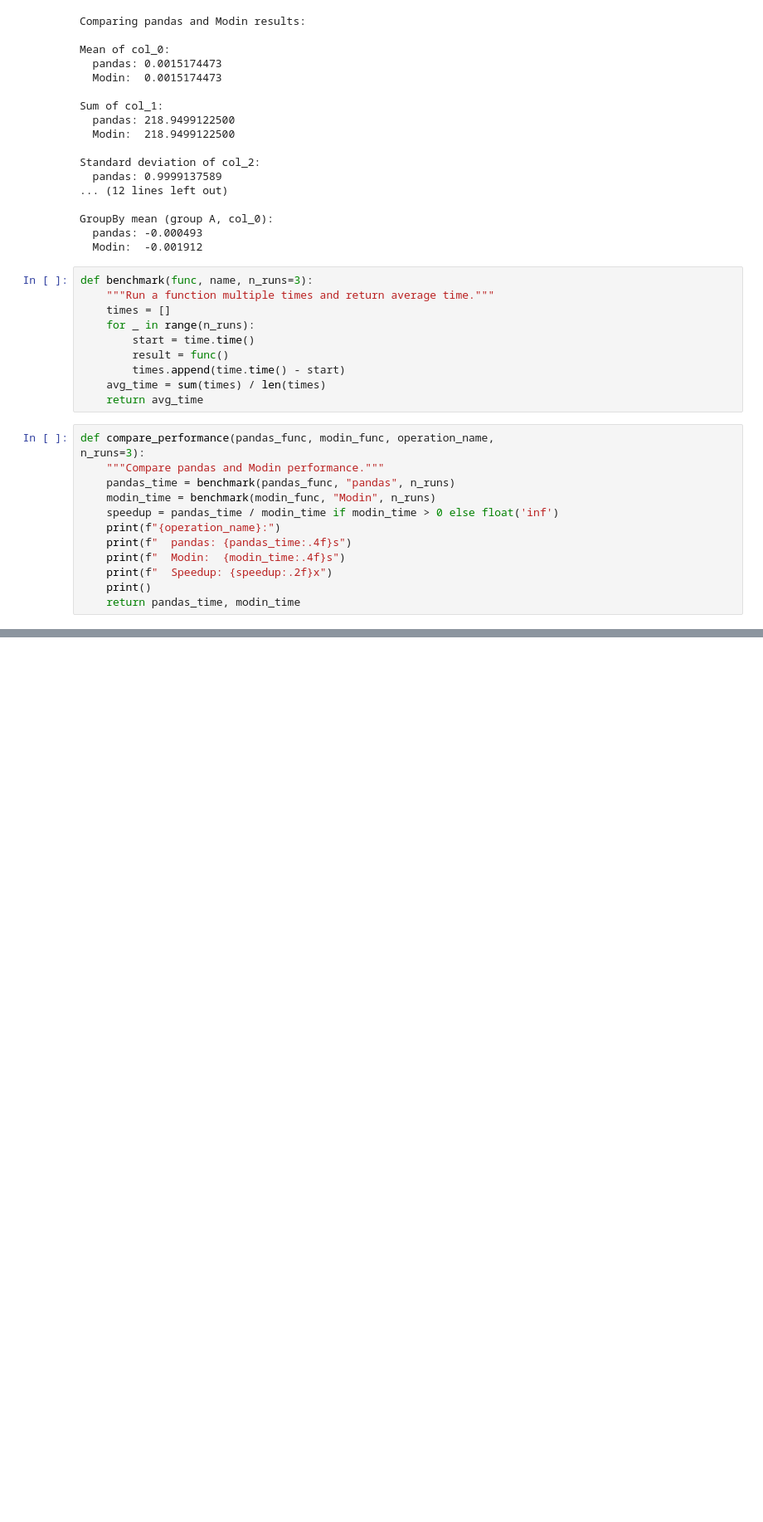
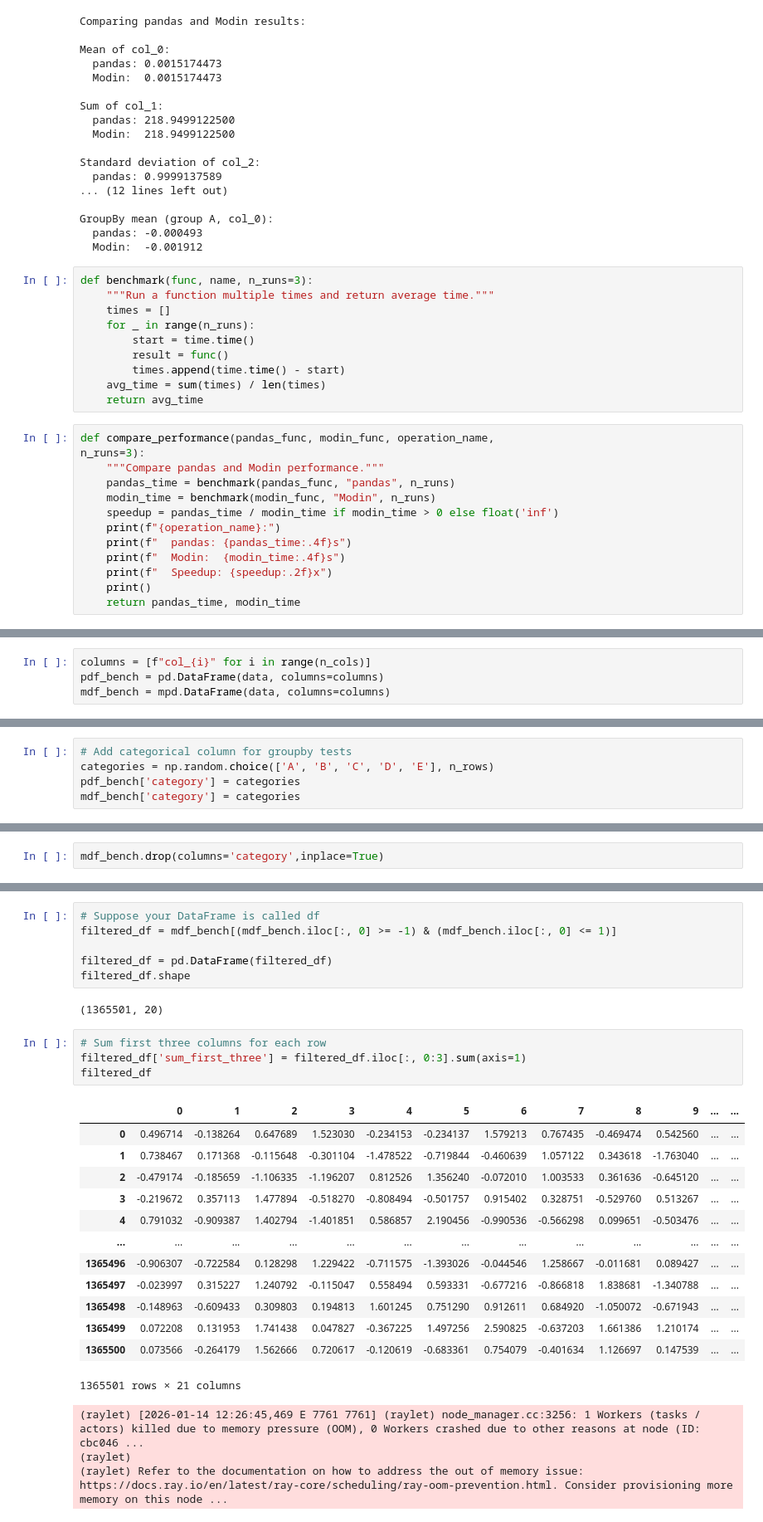
Before and after one commit to maazbinadnan/SCC-454, a Jupyter notebook: lab1.ipynb, the cells around one changed output, grey strips where cells are left out. Shown at 83% size. Drawn from its saved outputs; the diff is of its cells as text; blank space fills up the shorter version.

```diff
--- a/lab1.ipynb
+++ b/lab1.ipynb
@@ -114,0 +115,4 @@ data = np.random.randn(n_cols,n_rows)
+# %%
+columns = [f"col_{i}" for i in range(n_cols)]
+pdf_bench = pd.DataFrame(data, columns=columns)
+mdf_bench = mpd.DataFrame(data, columns=columns)
@@ -114,0 +135,5 @@ data = np.random.randn(n_cols,n_rows)
+# %%
+# Add categorical column for groupby tests
+categories = np.random.choice(['A', 'B', 'C', 'D', 'E'], n_rows)
+pdf_bench['category'] = categories
+mdf_bench['category'] = categories
@@ -114,0 +227,2 @@ data = np.random.randn(n_cols,n_rows)
+# %%
+mdf_bench.drop(columns='category',inplace=True)
@@ -114,0 +250,29 @@ data = np.random.randn(n_cols,n_rows)
+# %%
+# Suppose your DataFrame is called df
+filtered_df = mdf_bench[(mdf_bench.iloc[:, 0] >= -1) & (mdf_bench.iloc[:, 0] <= 1)]
+
+filtered_df = pd.DataFrame(filtered_df)
+filtered_df.shape
+# %% [output]
+(1365501, 20)
+# %%
+# Sum first three columns for each row
+filtered_df['sum_first_three'] = filtered_df.iloc[:, 0:3].sum(axis=1)
+filtered_df
+# %% [output]
+|  | 0 | 1 | 2 | 3 | 4 | 5 | 6 | 7 | 8 | 9 | ... | ... |
+| 0 | 0.496714 | -0.138264 | 0.647689 | 1.523030 | -0.234153 | -0.234137 | 1.579213 | 0.767435 | -0.469474 | 0.542560 | ... | ... |
+| 1 | 0.738467 | 0.171368 | -0.115648 | -0.301104 | -1.478522 | -0.719844 | -0.460639 | 1.057122 | 0.343618 | -1.763040 | ... | ... |
+| 2 | -0.479174 | -0.185659 | -1.106335 | -1.196207 | 0.812526 | 1.356240 | -0.072010 | 1.003533 | 0.361636 | -0.645120 | ... | ... |
+| 3 | -0.219672 | 0.357113 | 1.477894 | -0.518270 | -0.808494 | -0.501757 | 0.915402 | 0.328751 | -0.529760 | 0.513267 | ... | ... |
+| 4 | 0.791032 | -0.909387 | 1.402794 | -1.401851 | 0.586857 | 2.190456 | -0.990536 | -0.566298 | 0.099651 | -0.503476 | ... | ... |
+| ... | ... | ... | ... | ... | ... | ... | ... | ... | ... | ... | ... | ... |
+| 1365496 | -0.906307 | -0.722584 | 0.128298 | 1.229422 | -0.711575 | -1.393026 | -0.044546 | 1.258667 | -0.011681 | 0.089427 | ... | ... |
+| 1365497 | -0.023997 | 0.315227 | 1.240792 | -0.115047 | 0.558494 | 0.593331 | -0.677216 | -0.866818 | 1.838681 | -1.340788 | ... | ... |
+| 1365498 | -0.148963 | -0.609433 | 0.309803 | 0.194813 | 1.601245 | 0.751290 | 0.912611 | 0.684920 | -1.050072 | -0.671943 | ... | ... |
+| 1365499 | 0.072208 | 0.131953 | 1.741438 | 0.047827 | -0.367225 | 1.497256 | 2.590825 | -0.637203 | 1.661386 | 1.210174 | ... | ... |
+| 1365500 | 0.073566 | -0.264179 | 1.562666 | 0.720617 | -0.120619 | -0.683361 | 0.754079 | -0.401634 | 1.126697 | 0.147539 | ... | ... |
+1365501 rows × 21 columns
+(raylet) [2026-01-14 12:26:45,469 E 7761 7761] (raylet) node_manager.cc:3256: 1 Workers (tasks / actors) killed due to memory pressure (OOM), 0 Workers crashed due to other reasons at node (ID: cbc046 ...
+(raylet)
+(raylet) Refer to the documentation on how to address the out of memory issue: https://docs.ray.io/en/latest/ray-core/scheduling/ray-oom-prevention.html. Consider provisioning more memory on this node ...
```
Also changed, not shown: parts of 9 cells of this notebook.
